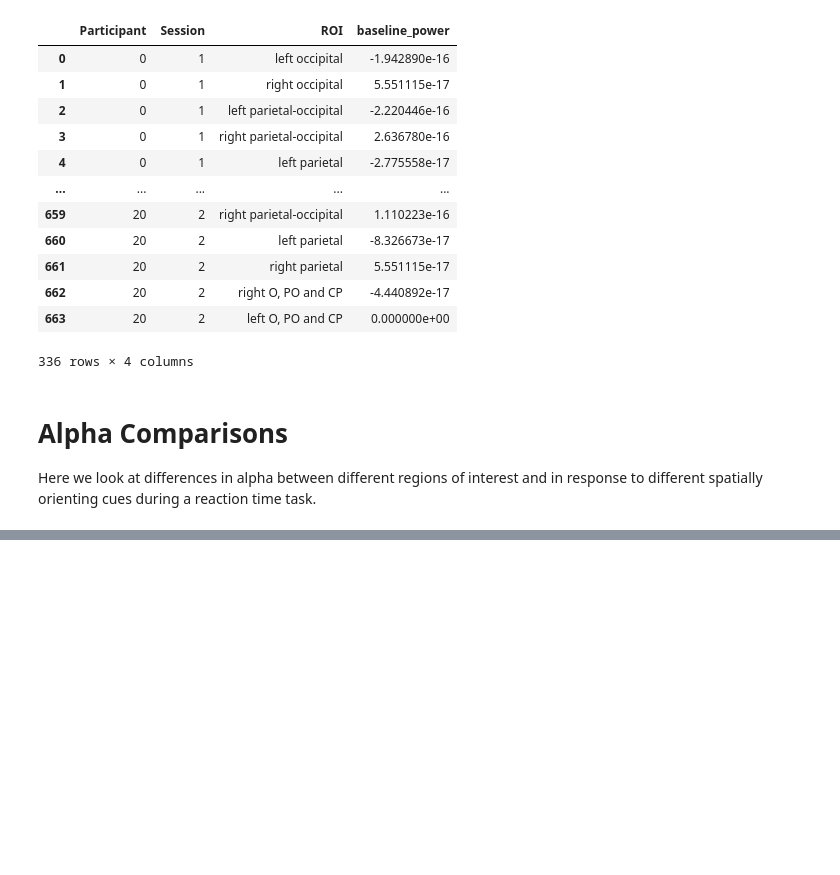
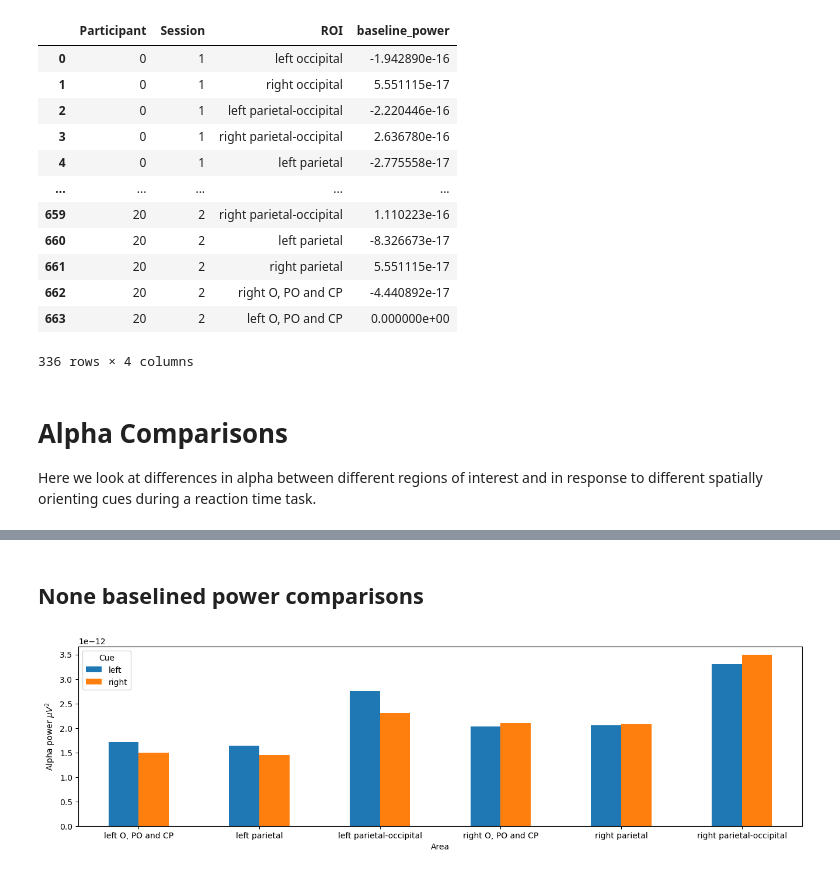
Before and after one commit to locua/time-frequency-analysis, a Jupyter notebook: Alpha Comparisons.ipynb, the cells around one changed output, grey strips where cells are left out. Drawn from its saved outputs; the diff is of its cells as text; code cells hidden in the pictures; blank space fills up the shorter version.

```diff
--- a/Alpha Comparisons.ipynb
+++ b/Alpha Comparisons.ipynb
@@ -17,6 +17,8 @@ from mpl_toolkits.axes_grid1 import make_axes_locatable
 from mne.stats import spatio_temporal_cluster_test, combine_adjacency
 
 import matplotlib.colors as mc
+
+tab10 = list(mc.TABLEAU_COLORS.values())
 # %%
 event_map = {'Comment/101':101,
              'Comment/109':109,
@@ -164,7 +166,8 @@ def get_psd_power_normed(ep, roi):
     std_alpha = spectrum.to_data_frame().drop(columns=['condition', 'epoch', 'freq']).melt().value.std()
     centered_alpha_power = alpha - mean_alpha
     normed_alpha_power = centered_alpha_power / std_alpha
-    return normed_alpha_power.mean()
+    normed_mean_alpha = normed_alpha_power.mean()
+    return mean_alpha, normed_mean_alpha
 
 def get_psd_power(ep, roi, freqs):
     spectrum = ep.compute_psd('welch', fmin=8, fmax=12, tmin=0, tmax=1, picks=roi)
@@ -178,7 +181,8 @@ def create_power_table(file_names):
         'ROI':[],
         'Cue':[],
         'Session':[],
-        'Power':[]
+        'Power':[],
+        'Normalised Power':[]
     }
 
     regions = {
@@ -209,10 +213,11 @@ def create_power_table(file_names):
                 sub_id=re.findall(r'm_([^_]*)', sub_id)[0]
                 session=re.search(r".*pos(\d)\D.*", sub_epochs[1]).group(1)
                 epochs=sub_epochs[0]
-                power_mean = get_psd_power_normed(epochs, value)
+                mean_alpha, normed_mean_alpha = get_psd_power_normed(epochs, value)
                 output['Participant'].append(sub_id)
                 output['ROI'].append(key)
-                output['Power'].append(power_mean)
+                output['Power'].append(mean_alpha)
+                output['Normalised Power'].append(normed_mean_alpha)
                 output['Cue'].append(cue_key[i][0])
                 output['Session'].append(session)
     return pd.DataFrame(output)
@@ -356,0 +376,18 @@ powers_baselines
+# %% [markdown]
+## None baselined power comparisons
+# %%
+powers_grouped = powers_all.groupby(['ROI', 'Cue'])['Power'].mean().reset_index()
+
+# powers_grouped = powers_grouped[~powers_grouped['ROI'].isin(['left O, PO and CP', 'right O, PO and CP'])]
+powers_grouped = powers_grouped[~powers_grouped['ROI'].isin(['left occipital', 'right occipital'])]
+
+powers_pivot = powers_grouped.pivot(index='ROI', columns='Cue', values='Power')
+powers_pivot.plot(kind='bar', figsize=(16, 4), color=tab10)
+
+plt.ylabel(r'Alpha power $\mu V^{2}$')
+plt.xlabel('Area')
+plt.xticks(rotation=0)
+# plt.ylim(-1.6e-17, 1.5e-17)
+plt.show()
+# %% [output]
+[figure, added]
```
Also changed, not shown: parts of 7 cells of this notebook.
